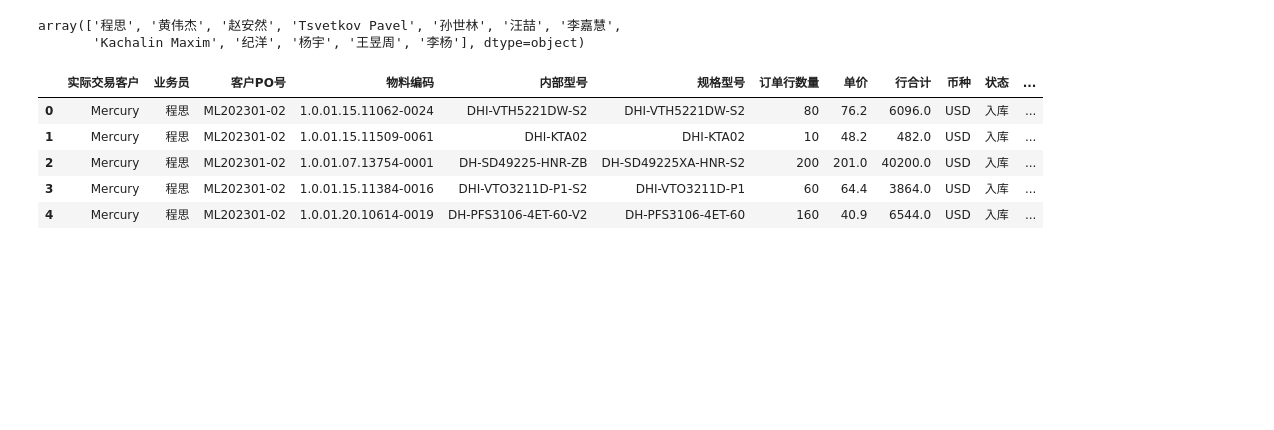
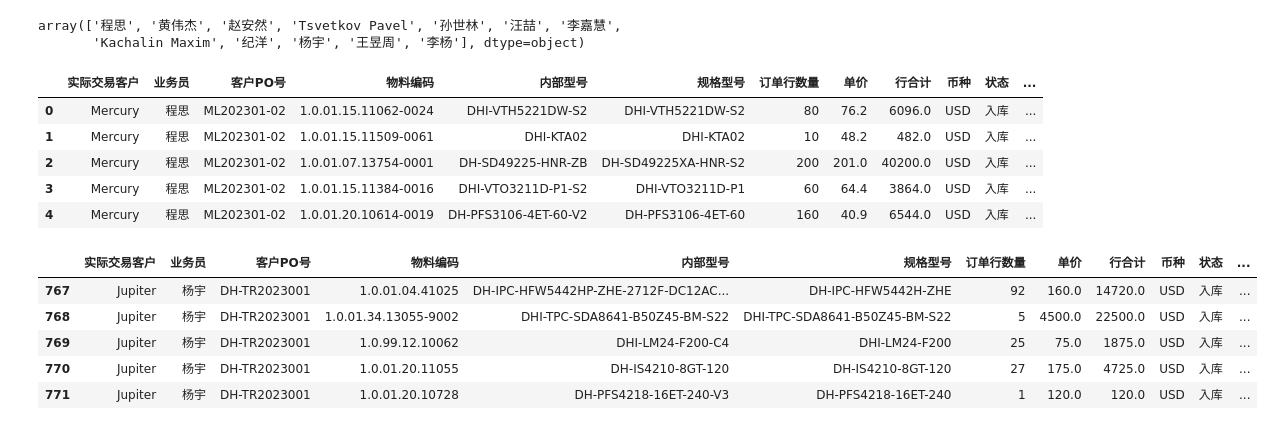
Before and after one commit to Chao-coder/Dahua, a Jupyter notebook: 遗留处理/遗留表处理.ipynb, the cells around one changed output. Cells and saved outputs as stored; diff of their text form; code cells hidden in the pictures; blank space fills up the shorter version.

```diff
--- a/遗留处理/遗留表处理.ipynb
+++ b/遗留处理/遗留表处理.ipynb
@@ -63,6 +63,17 @@ df.head()
 | 2 | Mercury | 程思 | ML202301-02 | 1.0.01.07.13754-0001 | DH-SD49225-HNR-ZB | DH-SD49225XA-HNR-S2 | 200 | 201.0 | 40200.0 | USD | 入库 | ... |
 | 3 | Mercury | 程思 | ML202301-02 | 1.0.01.15.11384-0016 | DHI-VTO3211D-P1-S2 | DHI-VTO3211D-P1 | 60 | 64.4 | 3864.0 | USD | 入库 | ... |
 | 4 | Mercury | 程思 | ML202301-02 | 1.0.01.20.10614-0019 | DH-PFS3106-4ET-60-V2 | DH-PFS3106-4ET-60 | 160 | 40.9 | 6544.0 | USD | 入库 | ... |
+# %%
+# 通过.loc 筛选出某一列中的其中多项子项
+王昱周 = df.loc[df['业务员'].isin(['王昱周','杨宇'])]
+王昱周.head()
+# %% [output]
+|  | 实际交易客户 | 业务员 | 客户PO号 | 物料编码 | 内部型号 | 规格型号 | 订单行数量 | 单价 | 行合计 | 币种 | 状态 | ... |
+| 767 | Jupiter | 杨宇 | DH-TR2023001 | 1.0.01.04.41025 | DH-IPC-HFW5442HP-ZHE-2712F-DC12AC... | DH-IPC-HFW5442H-ZHE | 92 | 160.0 | 14720.0 | USD | 入库 | ... |
+| 768 | Jupiter | 杨宇 | DH-TR2023001 | 1.0.01.34.13055-9002 | DHI-TPC-SDA8641-B50Z45-BM-S22 | DHI-TPC-SDA8641-B50Z45-BM-S22 | 5 | 4500.0 | 22500.0 | USD | 入库 | ... |
+| 769 | Jupiter | 杨宇 | DH-TR2023001 | 1.0.99.12.10062 | DHI-LM24-F200-C4 | DHI-LM24-F200 | 25 | 75.0 | 1875.0 | USD | 入库 | ... |
+| 770 | Jupiter | 杨宇 | DH-TR2023001 | 1.0.01.20.11055 | DH-IS4210-8GT-120 | DH-IS4210-8GT-120 | 27 | 175.0 | 4725.0 | USD | 入库 | ... |
+| 771 | Jupiter | 杨宇 | DH-TR2023001 | 1.0.01.20.10728 | DH-PFS4218-16ET-240-V3 | DH-PFS4218-16ET-240 | 1 | 120.0 | 120.0 | USD | 入库 | ... |
 # %%
 程思 = df[df['业务员']=='程思']
 黄伟杰 = df[df['业务员']=='黄伟杰']
```
Also changed, not shown: parts of 5 cells of this notebook.
